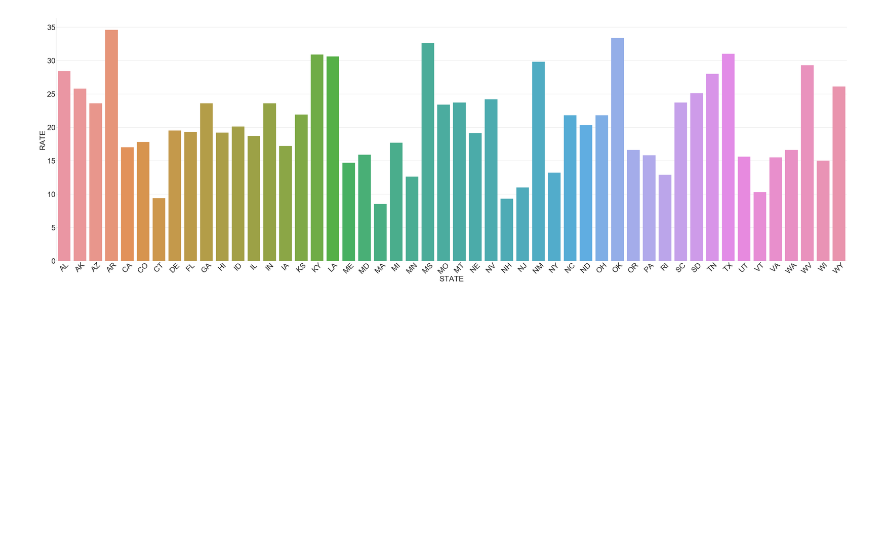
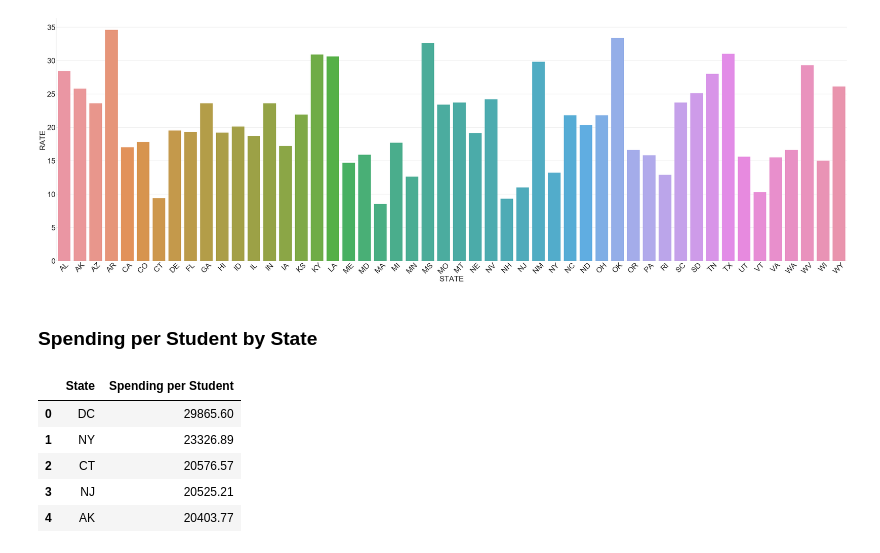
Before and after one commit to jelizalo/project-one, a Jupyter notebook: Education Project.ipynb, the cells around one changed output. Drawn from its saved outputs; the diff is of its cells as text; code cells hidden in the pictures; blank space fills up the shorter version.

```diff
--- a/Education Project.ipynb
+++ b/Education Project.ipynb
@@ -89,3 +78,17 @@ plt.rc('font', size=40)
 plt.show()
 # %% [output]
 [figure]
+# %% [markdown]
+### Spending per Student by State ###
+# %%
+#https://www.census.gov/data/tables/2014/econ/school-finances/secondary-education-finance.html
+stu_spend = os.path.join('Resources','studentspending.csv')
+stu_spend_df = pd.read_csv(stu_spend)
+stu_spend_df.head()
+# %% [output]
+|  | State | Spending per Student |
+| 0 | DC | 29865.60 |
+| 1 | NY | 23326.89 |
+| 2 | CT | 20576.57 |
+| 3 | NJ | 20525.21 |
+| 4 | AK | 20403.77 |
```
Also changed, not shown: parts of 4 cells of this notebook, 10 other files.
